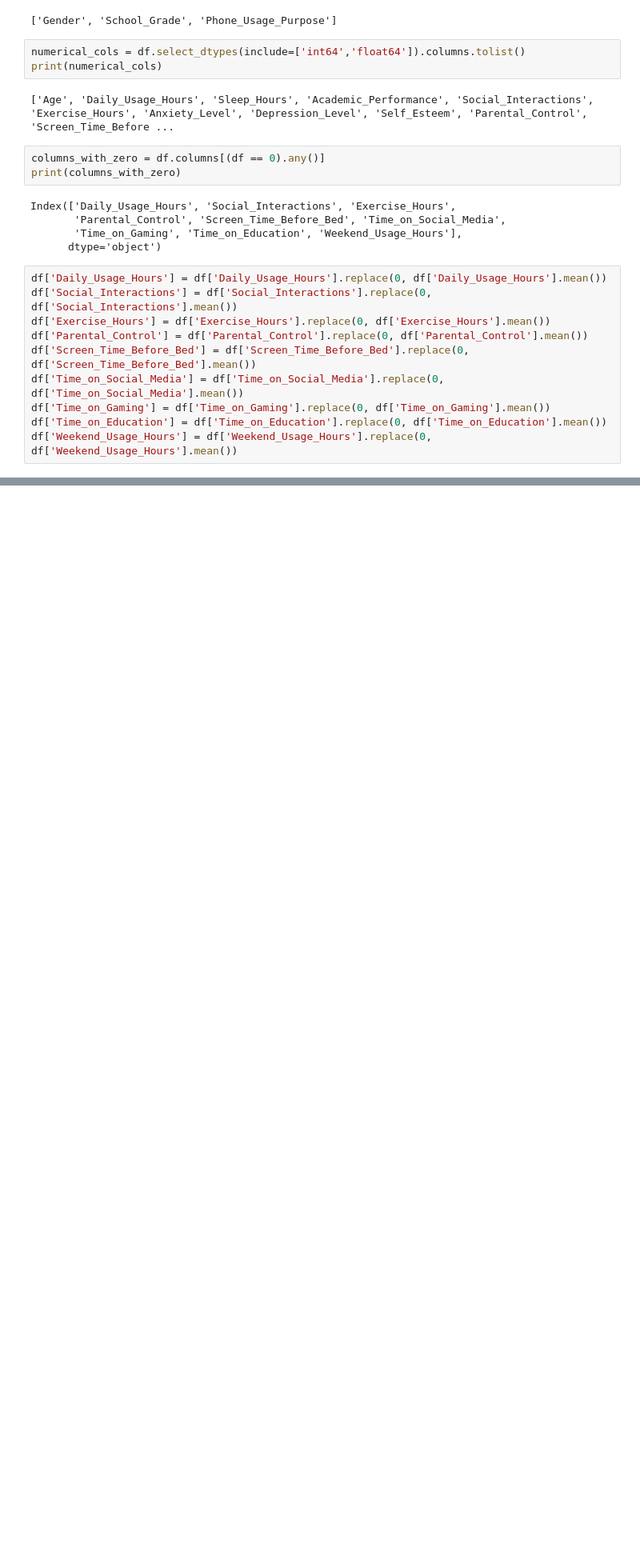
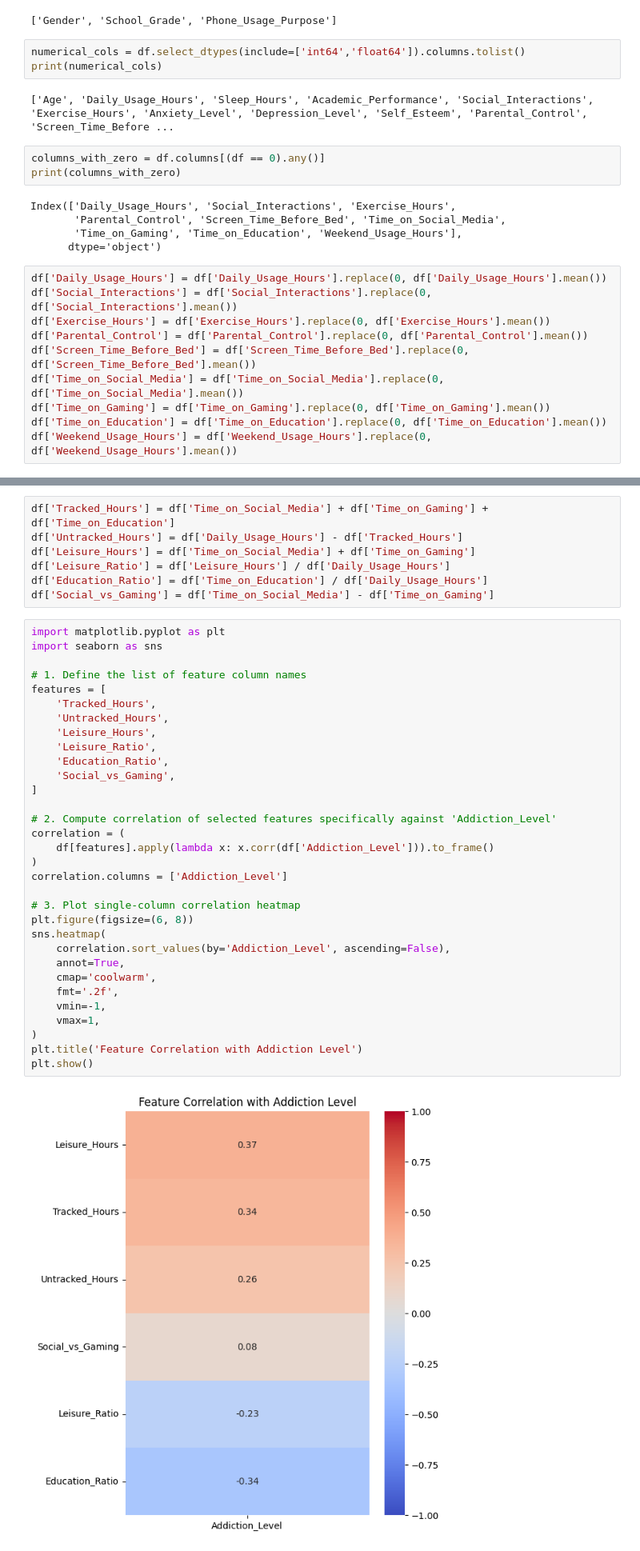
Before and after one commit to Superkai017/Smartphone-Addiction-Warning-System-Rebuild-, a Jupyter notebook: notebook/preprocessed.ipynb, the cells around one changed output, grey strips where cells are left out. Shown at 80% size. Saved outputs shown, nothing was run; the diff lists cells and outputs as text; blank space fills up the shorter version.

```diff
--- a/notebook/preprocessed.ipynb
+++ b/notebook/preprocessed.ipynb
@@ -128,0 +131,41 @@ df.describe()
+# %%
+df['Tracked_Hours'] = df['Time_on_Social_Media'] + df['Time_on_Gaming'] + df['Time_on_Education']
+df['Untracked_Hours'] = df['Daily_Usage_Hours'] - df['Tracked_Hours']
+df['Leisure_Hours'] = df['Time_on_Social_Media'] + df['Time_on_Gaming']
+df['Leisure_Ratio'] = df['Leisure_Hours'] / df['Daily_Usage_Hours']
+df['Education_Ratio'] = df['Time_on_Education'] / df['Daily_Usage_Hours']
+df['Social_vs_Gaming'] = df['Time_on_Social_Media'] - df['Time_on_Gaming']
+# %%
+import matplotlib.pyplot as plt
+import seaborn as sns
+
+# 1. Define the list of feature column names
+features = [
+    'Tracked_Hours',
+    'Untracked_Hours',
+    'Leisure_Hours',
+    'Leisure_Ratio',
+    'Education_Ratio',
+    'Social_vs_Gaming',
+]
+
+# 2. Compute correlation of selected features specifically against 'Addiction_Level'
+correlation = (
+    df[features].apply(lambda x: x.corr(df['Addiction_Level'])).to_frame()
+)
+correlation.columns = ['Addiction_Level']
+
+# 3. Plot single-column correlation heatmap
+plt.figure(figsize=(6, 8))
+sns.heatmap(
+    correlation.sort_values(by='Addiction_Level', ascending=False),
+    annot=True,
+    cmap='coolwarm',
+    fmt='.2f',
+    vmin=-1,
+    vmax=1,
+)
+plt.title('Feature Correlation with Addiction Level')
+plt.show()
+# %% [output]
+[figure, added]
```
Also changed, not shown: parts of 1 cell of this notebook.
